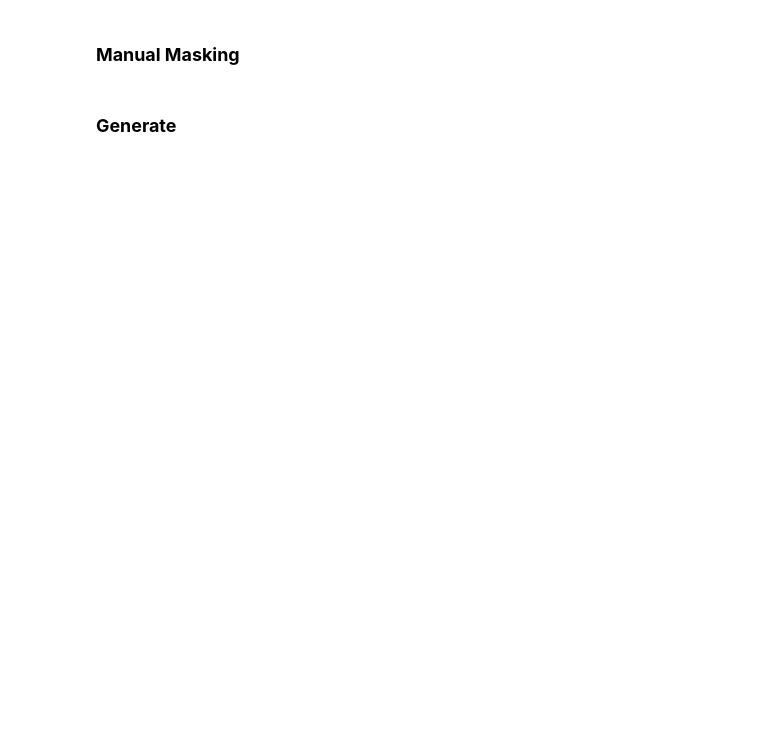
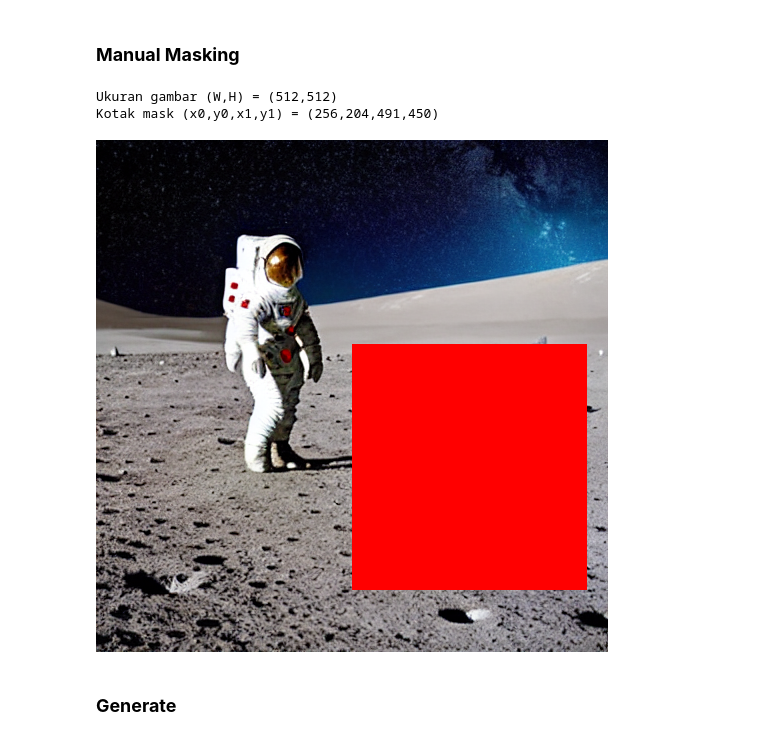
Before and after one commit to nazhifSetya/hackaton-pidi, a Jupyter notebook: 02-fundamental-generative-ai/proyek-akhir/pengerjaan/dafina/submission/Pipeline_submission_BFGAI_Dafina_Meira_Rizkia.ipynb, the cells around one changed output. Saved outputs shown, nothing was run; the diff lists cells and outputs as text; code cells hidden in the pictures; blank space fills up the shorter version.

```diff
--- a/02-fundamental-generative-ai/proyek-akhir/pengerjaan/dafina/submission/Pipeline_submission_BFGAI_Dafina_Meira_Rizkia.ipynb
+++ b/02-fundamental-generative-ai/proyek-akhir/pengerjaan/dafina/submission/Pipeline_submission_BFGAI_Dafina_Meira_Rizkia.ipynb
@@ -157,32 +177,37 @@ print("Pipeline inpainting siap dipakai.")
 # %%
 # ---------------------------------------------------------
 # K2 - Masking MANUAL (hardcode area, pendekatan trial & error)
 # ---------------------------------------------------------
-# Base yang di-edit = hasil generate_advanced_image (astronot di bulan). Kita
-# akan "menempelkan" satelit rusak di sisi KANAN astronot, meniru komposisi
-# image-15. Aturan mask: PUTIH (255) = area boleh diubah model, HITAM (0) =
-# dipertahankan apa adanya.
+# Base yang di-edit = hasil generate_advanced_image (astronot di bulan). Kita tempel
+# satelit rusak di FOREGROUND tengah-bawah (meniru komposisi image-15) -- diletakkan
+# di sini supaya ada ruang lebar untuk satelit & tidak menimpa astronot.
+# Aturan mask: PUTIH (255) = area boleh diubah, HITAM (0) = dipertahankan.
 base_image = img_advanced
 W, H = base_image.size
 
-# Tentukan kotak area edit secara manual memakai proporsi gambar (trial & error).
-x0 = int(W * 0.52)   # mulai sedikit di kanan astronot supaya tidak menimpa astronot
-y0 = int(H * 0.38)
-x1 = int(W * 0.98)
-y1 = int(H * 0.92)
+# Kotak area edit manual memakai proporsi gambar (trial & error).
+x0 = int(W * 0.50)   # mulai di kanan astronot (astronot ada di kiri) -> tanah kosong
+y0 = int(H * 0.40)
+x1 = int(W * 0.96)
+y1 = int(H * 0.88)
 
 # Bangun mask lewat array numpy: 0 di seluruh kanvas, 255 di dalam kotak.
 mask_arr = np.zeros((H, W), dtype=np.uint8)
 mask_arr[y0:y1, x0:x1] = 255
 mask_manual = Image.fromarray(mask_arr, mode="L")
 
 # Pratinjau posisi: overlay merah semi-transparan di area yang akan di-inpaint.
+# >>> CEK: kalau kotak merah menimpa astronot, geser x0/x1 lalu jalankan ulang sel ini. <<<
 preview = base_image.convert("RGBA")
 overlay = Image.new("RGBA", (W, H), (255, 0, 0, 90))
 preview.paste(overlay, (0, 0), mask_manual)
 print(f"Ukuran gambar (W,H) = ({W},{H})")
 print(f"Kotak mask (x0,y0,x1,y1) = ({x0},{y0},{x1},{y1})")
 preview.convert("RGB")
+# %% [output]
+Ukuran gambar (W,H) = (512,512)
+Kotak mask (x0,y0,x1,y1) = (256,204,491,450)
+[figure, added]
 # %% [markdown]
 ### **Generate**
 # %%
```
Also changed, not shown: parts of 6 cells of this notebook, 16 other files.
